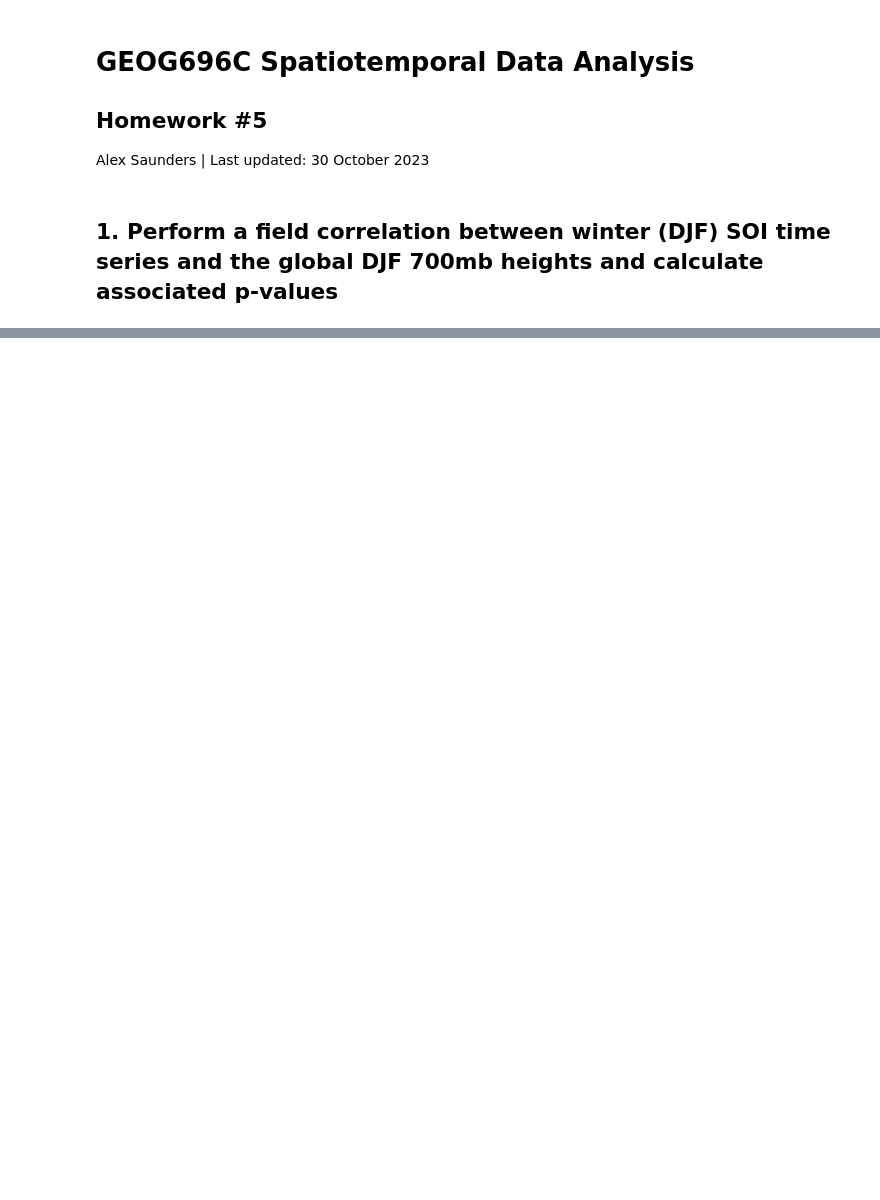
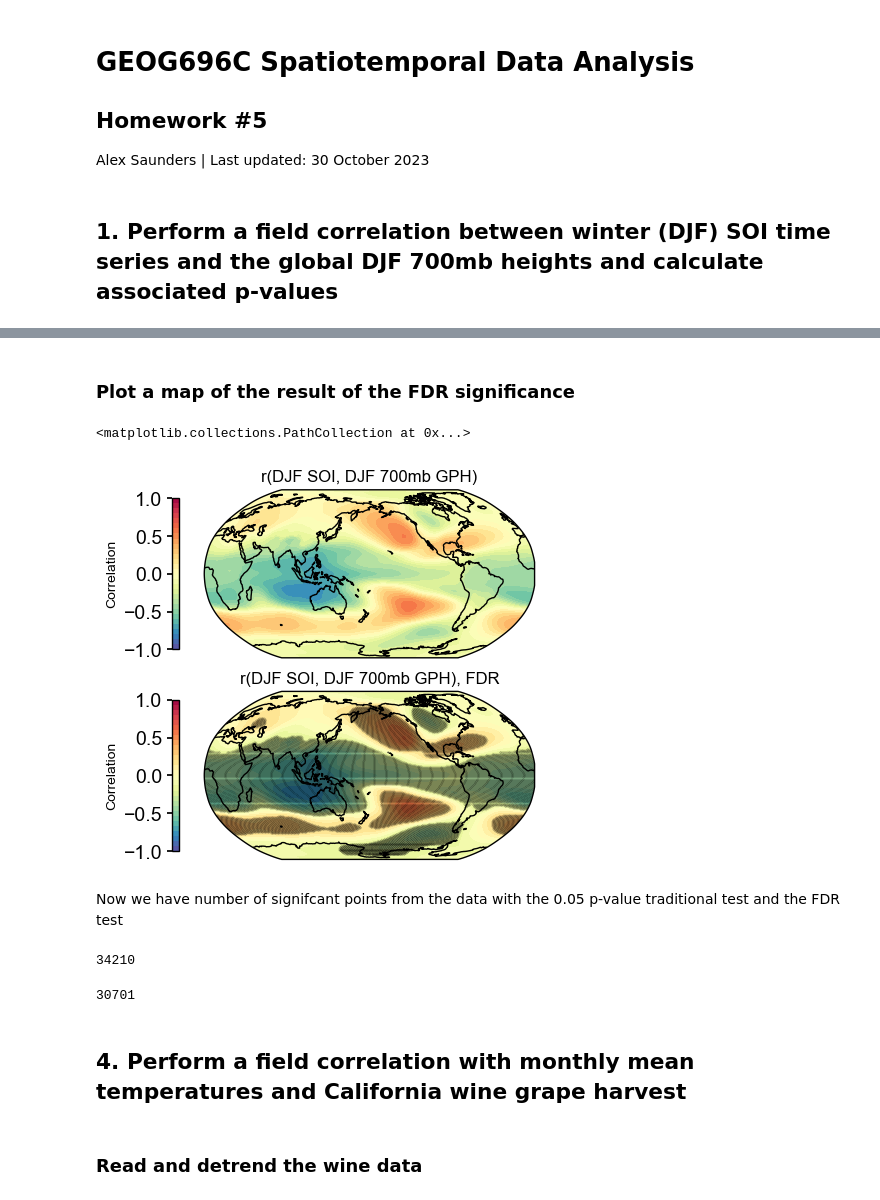
Before and after one commit to alex-saunders00/spatiotemporal_data_analysis, a Jupyter notebook: 00_hw/scr/hw5_Saunders.ipynb, the cells around one changed output, grey strips where cells are left out. Saved outputs shown, nothing was run; the diff lists cells and outputs as text; code cells hidden in the pictures; blank space fills up the shorter version.

```diff
--- a/00_hw/scr/hw5_Saunders.ipynb
+++ b/00_hw/scr/hw5_Saunders.ipynb
@@ -28,0 +200,4 @@ dataPath = Path ('C:/Users/alexa/Documents/01_personal/07_phd/05_study/02_course
+# %%
+sigFDRIndices = pyleoclim.utils.correlation.fdr(pValsArray, qlevel=sigThreshold, method='original')
+# %%
+maxSigPValFDR = pValsArray[sigFDRIndices.max()]
@@ -28,0 +224,44 @@ dataPath = Path ('C:/Users/alexa/Documents/01_personal/07_phd/05_study/02_course
+# %% [markdown]
+### Plot a map of the result of the FDR significance
+# %%
+# defines areas with sigificant coefficients
+sig_area1   = np.where(sig < maxSigPValFDR) # this is a tuple!
+lons, lats = np.meshgrid(fieldCorrelation.lon,fieldCorrelation.lat)
+
+# plot the field correlations
+fig, (ax1,ax2) = plt.subplots(clear=True,nrows=2,ncols=1,subplot_kw={'projection': ccrs.Robinson(central_longitude=180)})
+
+# specifying the levels gives us more control on the map
+levels = np.linspace(-1, 1, 31)
+
+fx1 = ax1.contourf(hgtDJF.lon, hgtDJF.lat, fieldCorrelation ,levels=levels, cmap='Spectral_r',add_colorbar=False, transform=ccrs.PlateCarree())
+ax1.coastlines(color="black")  # we can pass arguments to .coastlines function
+ax1.set_title('r(DJF SOI, DJF 700mb GPH)', fontsize=12)
+cb1 = plt.colorbar(fx1,  orientation='vertical',location='left',shrink=0.9,pad=0.05,ticks=[-1, -0.50, 0.0, 0.50, 1]) #ticks=[-1, -0.75, -0.50, -0.25, 0.0, 0.25, 0.50, 0.75, 1]
+cb1.set_label('Correlation', fontsize=10)
+
+fx2 = ax2.contourf(hgtDJF.lon, hgtDJF.lat, fieldCorrelation ,levels=levels, cmap='Spectral_r',add_colorbar=False, transform=ccrs.PlateCarree())
+ax2.coastlines(color="black")  # we can pass arguments to .coastlines function
+ax2.set_title('r(DJF SOI, DJF 700mb GPH), FDR', fontsize=12)
+cb2 = plt.colorbar(fx2, orientation='vertical',location='left',shrink=0.9,pad=0.05,ticks=[-1, -0.50, 0.0, 0.50, 1])
+cb2.set_label('Correlation', fontsize=10)
+
+ax2.scatter(lons[sig_area1], lats[sig_area1], marker = '.', s = 0.1, c = 'k', alpha = 0.5, transform = ccrs.PlateCarree())
+# %% [output]
+<matplotlib.collections.PathCollection at 0x...>
+[figure, added]
+# %% [markdown]
+Now we have number of signifcant points from the data with the 0.05 p-value traditional test and the FDR test
+# %%
+print(nPointsSigData)
+# %% [output]
+34210
+# %%
+nPointsSigFDR = np.array([(sig<maxSigPValFDR).sum().values])[0]
+print(nPointsSigFDR)
+# %% [output]
+30701
+# %% [markdown]
+## 4. Perform a field correlation with monthly mean temperatures and California wine grape harvest
+# %% [markdown]
+### Read and detrend the wine data
```
Also changed, not shown: parts of 54 cells of this notebook.
